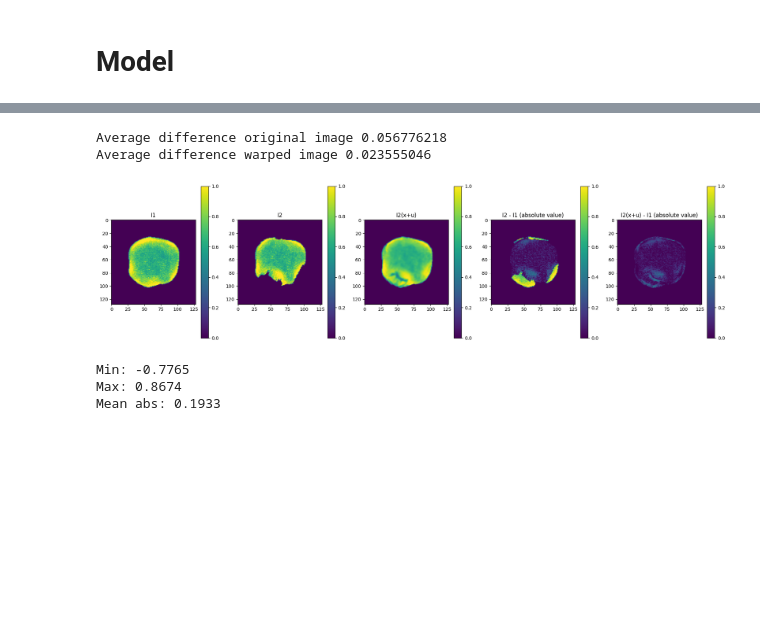
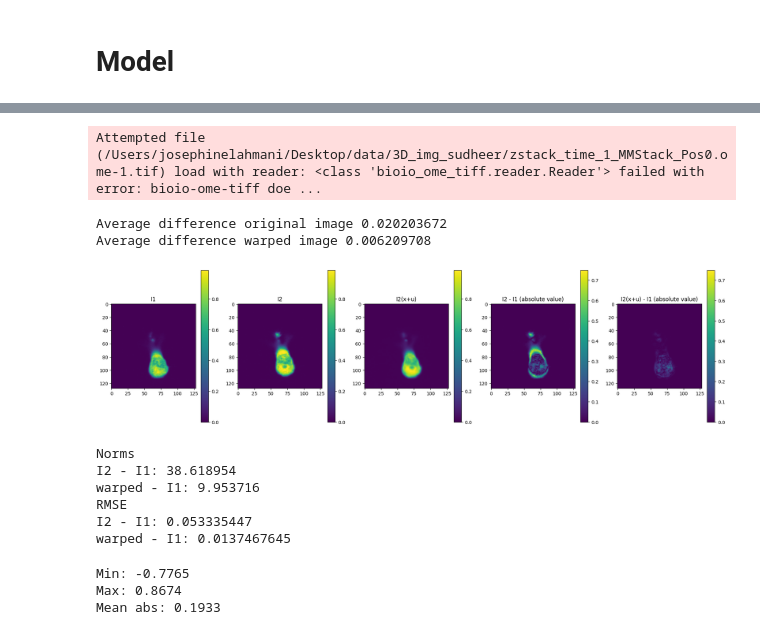
Before and after one commit to bia-pasteur/nn_dis, a Jupyter notebook: tests.ipynb, the cells around one changed output, grey strips where cells are left out. Saved outputs shown, nothing was run; the diff lists cells and outputs as text; code cells hidden in the pictures; blank space fills up the shorter version.

```diff
--- a/tests_synthetic.ipynb
+++ b/tests.ipynb
@@ -182,7 +182,7 @@ def check_vxm(img_padded: np.ndarray, warped_image:np.ndarray, z_stack: int):
         fig.colorbar(im4, ax=axes[4])
         plt.show()
 # %%
-results_folder = '/Users/josephinelahmani/helix_mount/nn_dis/results/train_5' #'/Users/josephinelahmani/helix_mount/nn_dis/results/train_3_mask_new_data'
+results_folder = '/Users/josephinelahmani/helix_mount/nn_dis/results/train_9' #'/Users/josephinelahmani/helix_mount/nn_dis/results/train_3_mask_new_data'
 
 ### Plot loss
 
@@ -209,15 +209,40 @@ plt.show()
 # %%
-path_img = Path('/Users/josephinelahmani/helix_mount/data/synthetic/test/E_500.0_nu_0.4_nb_zones_9_im_00_seed_08_img.npy')
+crop = [(10,42), (300,750), (150,500)] # None
+path_img = Path('/Users/josephinelahmani/Desktop/data/3D_img_sudheer/zstack_time_1_MMStack_Pos0.ome-1.tif') #Path('/Users/josephinelahmani/helix_mount/data/synthetic/test/E_500.0_nu_0.4_nb_zones_9_im_00_seed_08_img.npy')
+channel = 2 # None
+default_spacing = None #[1.0, 0.13, 0.13]
 
-img, spacing, dis, ws = register(img_path=path_img, folder_path=results_folder, model_type='aniso', nb_warps=5, channel=None, default_spacing=[1.0, 0.13, 0.13])
+img, spacing, dis, ws = register(img_path=path_img, folder_path=results_folder, model_type='aniso', nb_warps=5, channel=channel, default_spacing=default_spacing, crop=crop)
 
-z_stack = 15
+z_stack = 20
 
 check_vxm(img, ws, z_stack=z_stack)
 # %% [output]
-Average difference original image 0.056776218
-Average difference warped image 0.023555046
+Attempted file (/Users/josephinelahmani/Desktop/data/3D_img_sudheer/zstack_time_1_MMStack_Pos0.ome-1.tif) load with reader: <class 'bioio_ome_tiff.reader.Reader'> failed with error: bioio-ome-tiff doe ...
+Average difference original image 0.020203672
+Average difference warped image 0.006209708
-[figure, old version]
+[figure, new version]
+# %%
+diff_im = img[1] - img[0]
+diff_w = ws - img[0]
+
+def rmse_(diff):
+    return np.sqrt(np.mean(diff**2))
+
+print('Norms')
+print('I2 - I1:', np.linalg.norm(diff_im))
+print('warped - I1:', np.linalg.norm(diff_w))
+
+print('RMSE')
+print('I2 - I1:', rmse_(diff_im))
+print('warped - I1:', rmse_(diff_w))
+# %% [output]
+Norms
+I2 - I1: 38.618954
+warped - I1: 9.953716
+RMSE
+I2 - I1: 0.053335447
+warped - I1: 0.0137467645
 # %%
 # viewer = napari.Viewer()
 # viewer.add_image(img_padded, scale=new_spacing)
```
Also changed, not shown: parts of 4 cells of this notebook, 1 other file.
